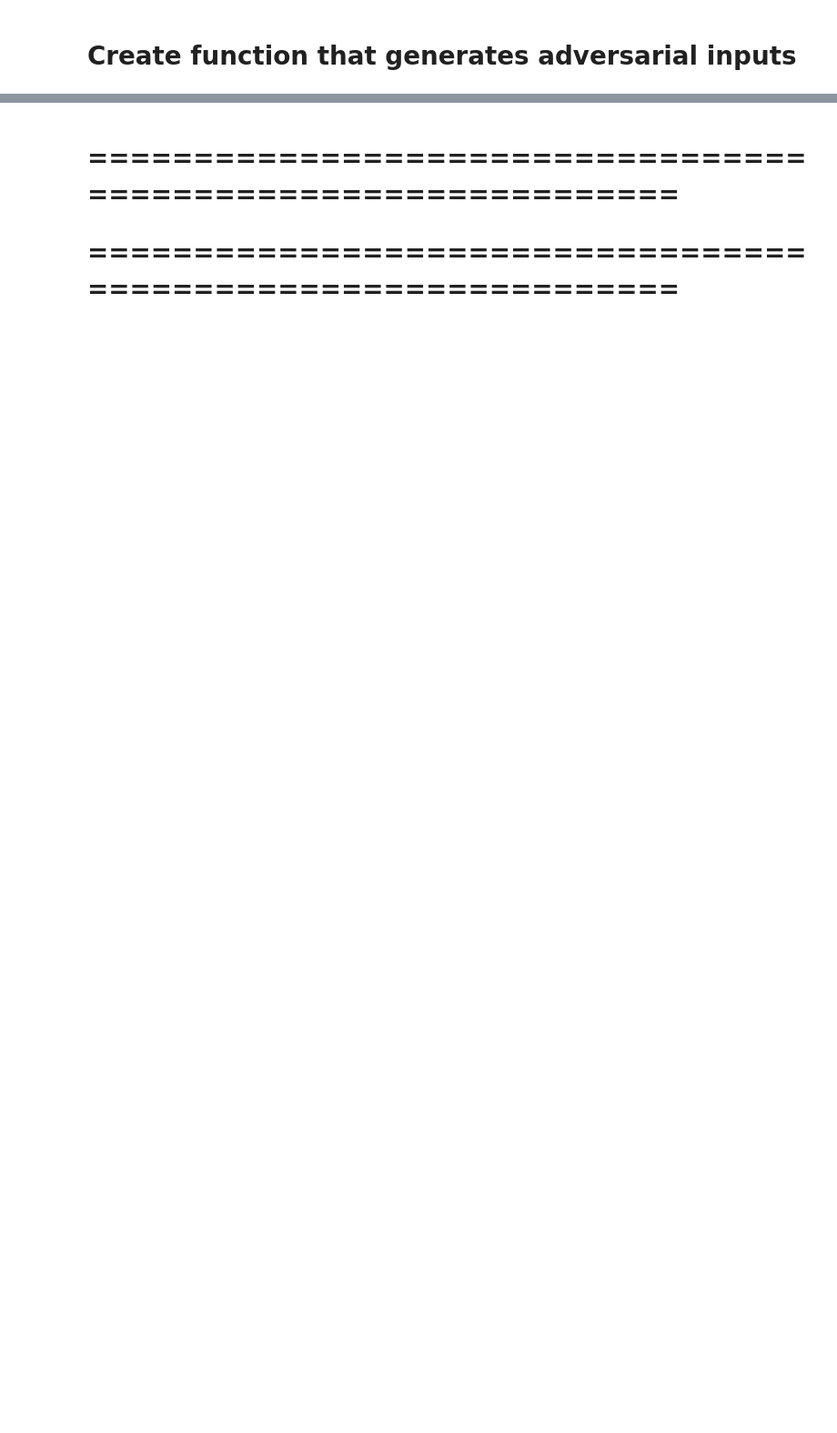
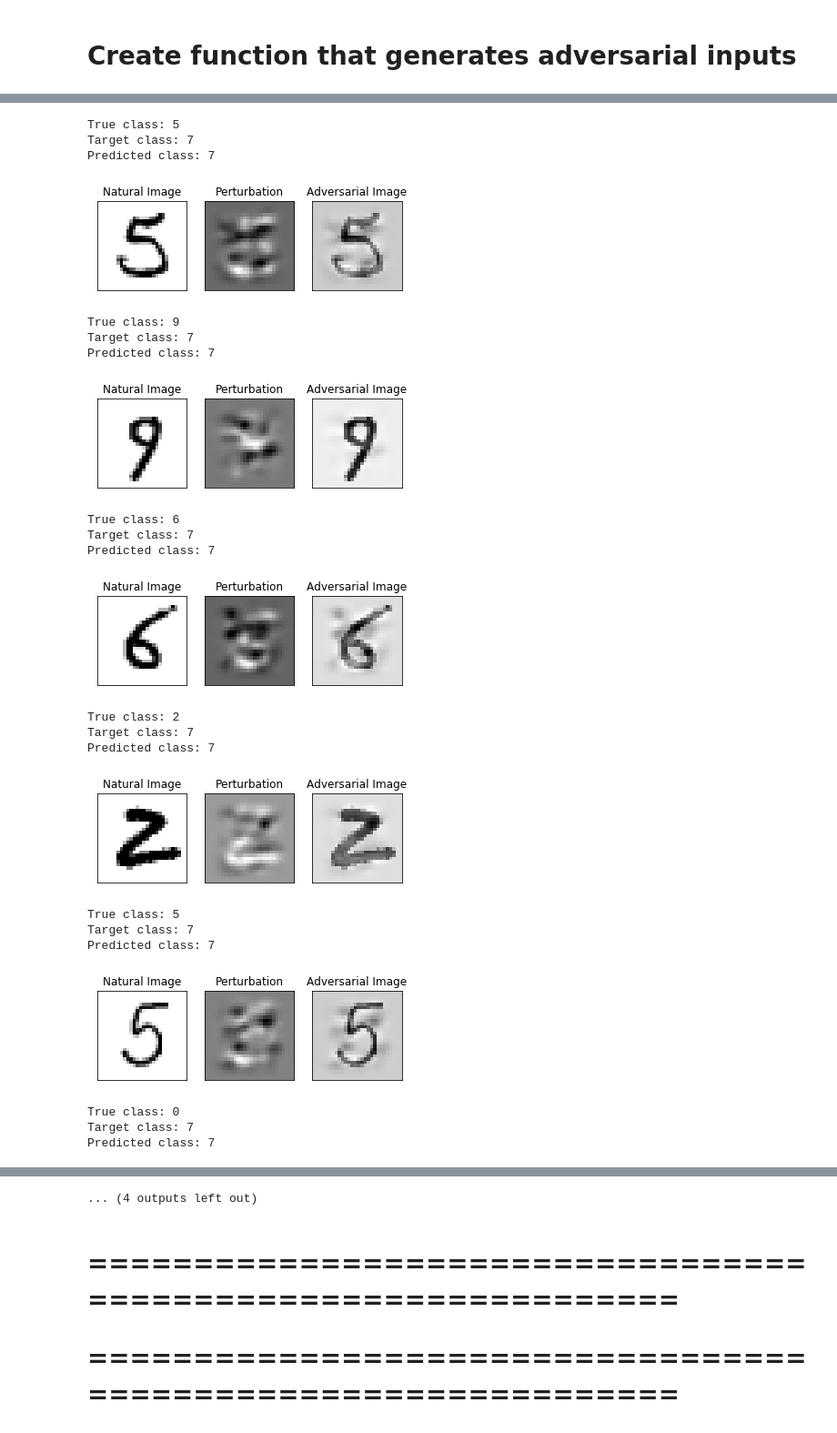
Before and after one commit to justinpyron/CS-231, a Jupyter notebook: Project/get_examples/get_adversarial_images.ipynb, the cells around one changed output, grey strips where cells are left out. Shown at 91% size. Cells and saved outputs as stored; diff of their text form; code cells hidden in the pictures; blank space fills up the shorter version.

```diff
--- a/Project/get_examples/get_adversarial_images.ipynb
+++ b/Project/get_examples/get_adversarial_images.ipynb
@@ -448,0 +391,7 @@ Adversarial image prediction: 6
+# %%
+batch_images.requires_grad_(True)
+
+output = model(batch_images)
+model.zero_grad()
+dout = torch.ones_like(output, dtype=torch.float)
+grad = torch.autograd.grad(outputs=output, inputs=batch_images, grad_outputs=dout)
@@ -448,0 +426,3 @@ Adversarial image prediction: 6
+# %%
+a = torch.zeros_like(output)
+a[:,1] += 1.
@@ -448,0 +482,6 @@ Adversarial image prediction: 6
+# %%
+target = 7
+import time
+begin = time.time()
+pers, advs, required_iters = batch_FGVM(batch_images, model, target)
+print('Took {} seconds'.format(time.time() - begin))
@@ -448,0 +500,40 @@ Adversarial image prediction: 6
+# %%
+
+for j in range(len(batch_images)):
+
+    natural = batch_images[j].detach().unsqueeze(0)
+    pert = pers[j].unsqueeze(0)
+    adv = advs[j].unsqueeze(0)
+
+    if target == batch_labels[j]:
+        continue
+
+    print('True class: {}'.format(batch_labels[j]))
+    print('Target class: {}'.format(target))
+    print('Predicted class: {}'.format(torch.argmax(model(adv), 1).item()))
+
+    compare_plots(natural, pert, adv)
+# %% [output]
+True class: 5
+Target class: 7
+Predicted class: 7
+[figure, added]
+True class: 9
+Target class: 7
+Predicted class: 7
+[figure, added]
+True class: 6
+Target class: 7
+Predicted class: 7
+[figure, added]
+True class: 2
+Target class: 7
+Predicted class: 7
+[figure, added]
+True class: 5
+Target class: 7
+Predicted class: 7
+[figure, added]
+True class: 0
+Target class: 7
+Predicted class: 7
@@ -449,3 +541,4 @@ Adversarial image prediction: 6
+... (4 outputs left out)
 # %% [markdown]
 # ==============================================================
 # ==============================================================
```
Also changed, not shown: parts of 20 cells of this notebook.
